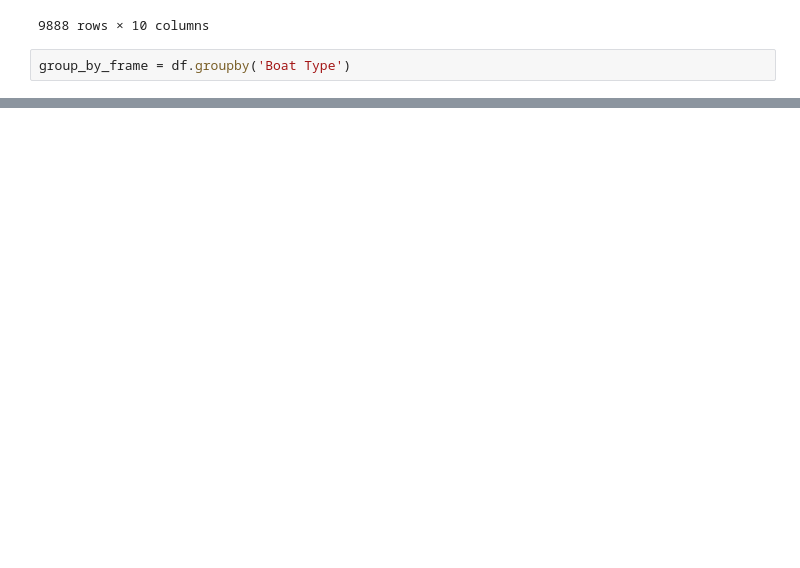
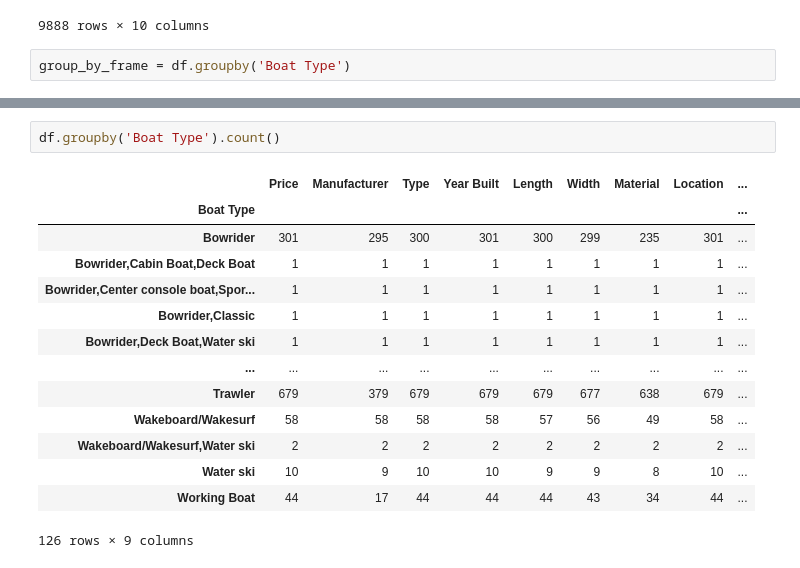
Before and after one commit to JohnKimaiyo/Business-Analyst-Projects, a Jupyter notebook: Python Data Analysis Tutorials/Python Pandas Groupby/Boat_data.ipynb, the cells around one changed output, grey strips where cells are left out. Drawn from its saved outputs; the diff is of its cells as text; blank space fills up the shorter version.

```diff
--- a/Python Data Analysis Tutorials/Python Pandas Groupby/Boat_data.ipynb
+++ b/Python Data Analysis Tutorials/Python Pandas Groupby/Boat_data.ipynb
@@ -39,0 +40,17 @@ group_by_frame.mean()
+# %%
+df.groupby('Boat Type').count()
+# %% [output]
+|  | Price | Manufacturer | Type | Year Built | Length | Width | Material | Location | ... |
+| Boat Type |  |  |  |  |  |  |  |  | ... |
+| Bowrider | 301 | 295 | 300 | 301 | 300 | 299 | 235 | 301 | ... |
+| Bowrider,Cabin Boat,Deck Boat | 1 | 1 | 1 | 1 | 1 | 1 | 1 | 1 | ... |
+| Bowrider,Center console boat,Spor... | 1 | 1 | 1 | 1 | 1 | 1 | 1 | 1 | ... |
+| Bowrider,Classic | 1 | 1 | 1 | 1 | 1 | 1 | 1 | 1 | ... |
+| Bowrider,Deck Boat,Water ski | 1 | 1 | 1 | 1 | 1 | 1 | 1 | 1 | ... |
+| ... | ... | ... | ... | ... | ... | ... | ... | ... | ... |
+| Trawler | 679 | 379 | 679 | 679 | 679 | 677 | 638 | 679 | ... |
+| Wakeboard/Wakesurf | 58 | 58 | 58 | 58 | 57 | 56 | 49 | 58 | ... |
+| Wakeboard/Wakesurf,Water ski | 2 | 2 | 2 | 2 | 2 | 2 | 2 | 2 | ... |
+| Water ski | 10 | 9 | 10 | 10 | 9 | 9 | 8 | 10 | ... |
+| Working Boat | 44 | 17 | 44 | 44 | 44 | 43 | 34 | 44 | ... |
+126 rows × 9 columns
```
Also changed, not shown: parts of 5 cells of this notebook.
